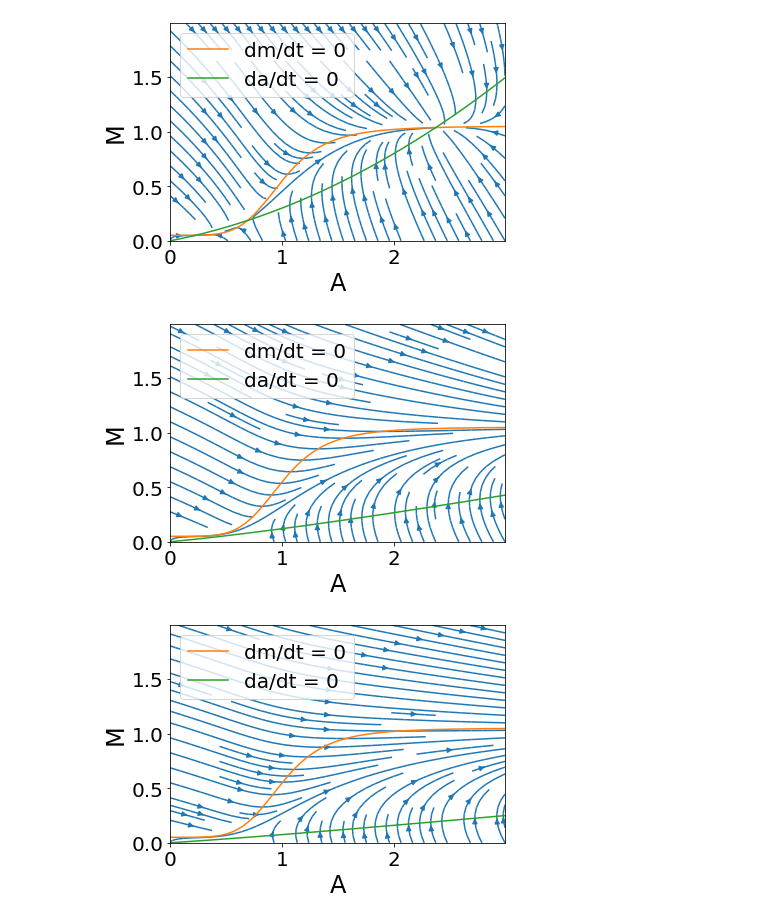
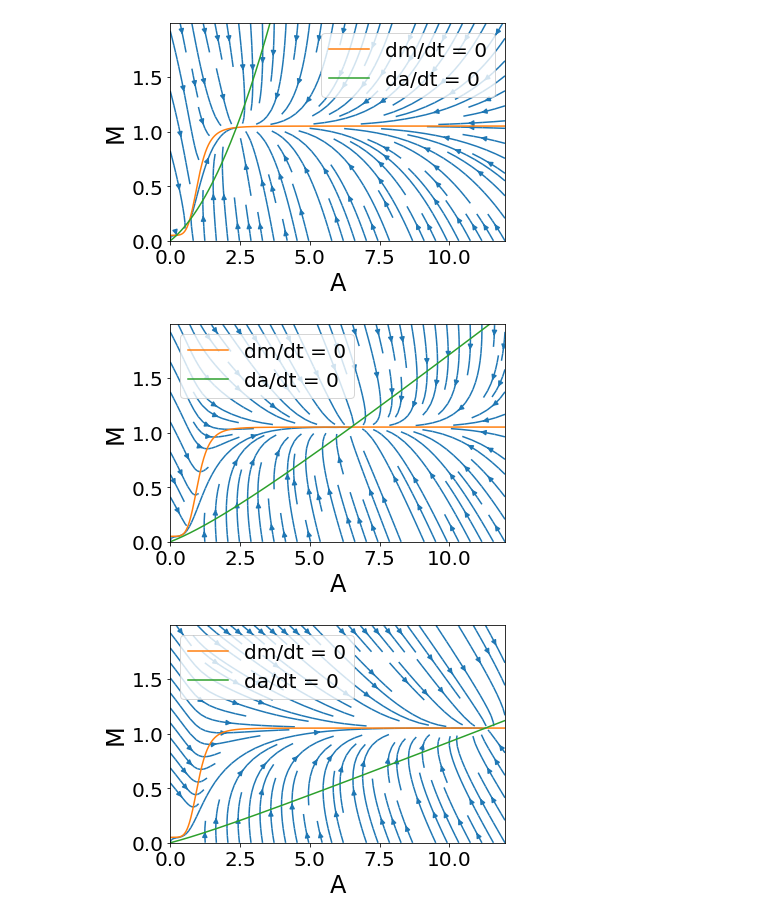
Before and after one commit to Nickvs99/ComputationalBiology, a Jupyter notebook: Set2/lac_operon.ipynb, the cells around one changed output. Drawn from its saved outputs; the diff is of its cells as text; code cells hidden in the pictures.

```diff
--- a/Set2/lac_operon.ipynb
+++ b/Set2/lac_operon.ipynb
@@ -45,34 +45,34 @@ def plot_lac_operon_streamplot(Ms, As, L, Vmax=1, n=5, Km=2, k1=0.05, k2=1, k3=1
 
         x_velocities.append(x_temp)
         y_velocities.append(y_temp)
 
     # Compute nullclines for dm/dt=0 and da/dt=0
     m_nulls = M_nullcline(Ms, As, L)
     a_nulls = A_nullcline(Ms, As, L)
 
     x_velocities = np.array(x_velocities)
     y_velocities = np.array(y_velocities)
 
     plt.ylim(Ms[0], Ms[-1])
     plt.streamplot(As, Ms, x_velocities, y_velocities, density=1)
 
     plt.plot(As, m_nulls, label="dm/dt = 0")
     plt.plot(As, a_nulls, label="da/dt = 0")
 
     plt.xlabel("A")
     plt.ylabel("M")
 
     plt.legend()
     plt.show()
 
 %matplotlib inline
 
-As = np.arange(0, 3, 0.01)
+As = np.arange(0, 12, 0.01)
 Ms = np.arange(0, 2, 0.01)
 plot_lac_operon_streamplot(Ms, As, L=1)
 plot_lac_operon_streamplot(Ms, As, L=2)
 plot_lac_operon_streamplot(Ms, As, L=3)
 # %% [output]
-[figure, old version]
+[figure, new version]
-[figure, old version]
+[figure, new version]
-[figure, old version]
+[figure, new version]
```
Also changed, not shown: parts of 1 cell of this notebook.
